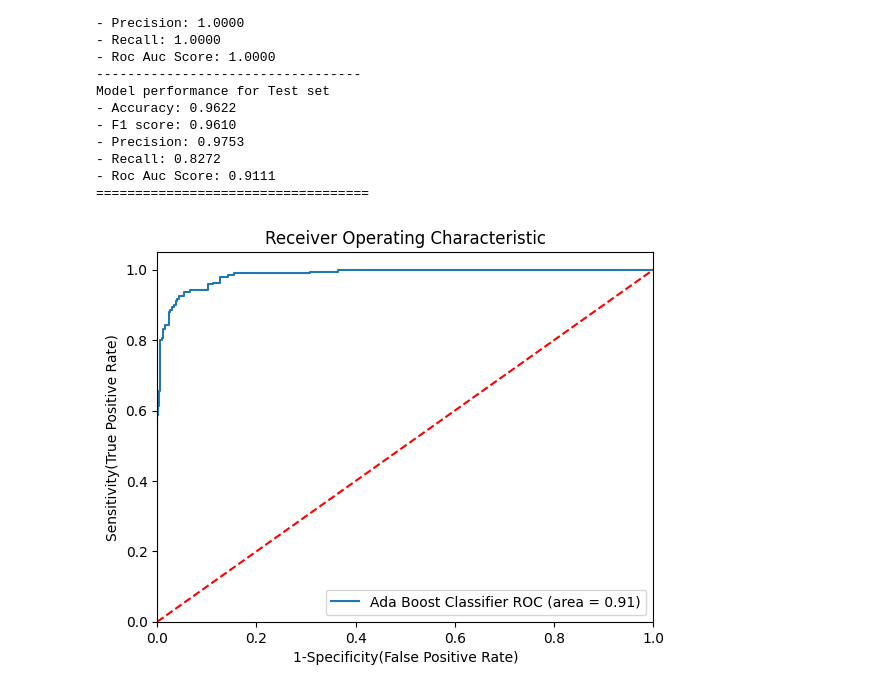
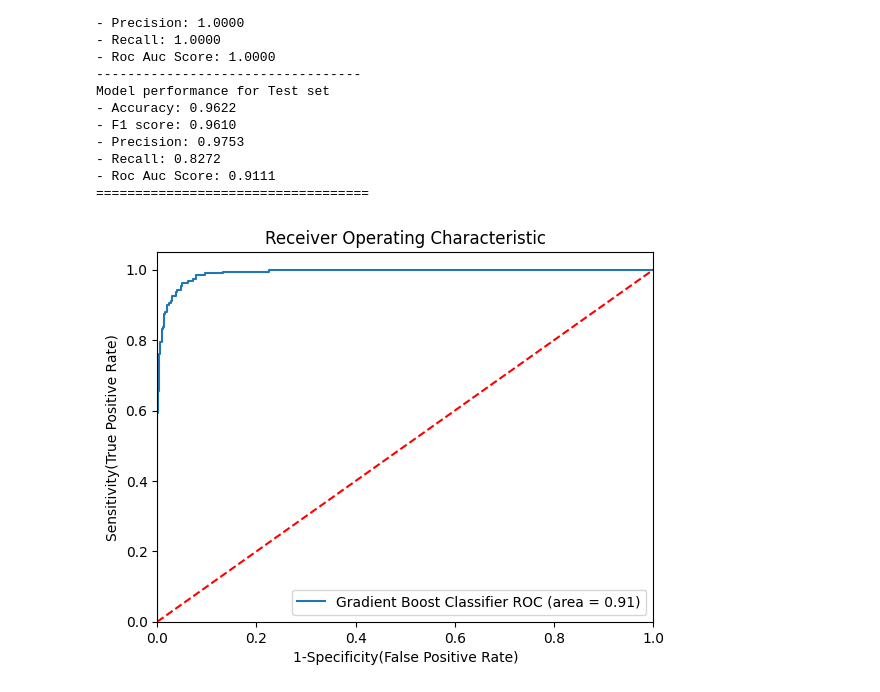
Before and after one commit to amarnath2706/Machine-Learning, a Jupyter notebook: 17.Gradient Boosting/1.Gradient_Boost_Classification.ipynb, the cells around one changed output. Saved outputs shown, nothing was run; the diff lists cells and outputs as text; code cells hidden in the pictures.

```diff
--- a/17.Gradient Boosting/1.Gradient_Boost_Classification.ipynb
+++ b/17.Gradient Boosting/1.Gradient_Boost_Classification.ipynb
@@ -681,32 +681,32 @@ from sklearn.metrics import roc_auc_score,roc_curve
 plt.figure()
 
 # Add the models to the list that you want to view on the ROC plot
 auc_models = [
 {
-    'label': 'Ada Boost Classifier',
+    'label': 'Gradient Boost Classifier',
     #'model':AdaBoostClassifier(n_estimators=90,algorithm='SAMME',learning_rate=1),
     'model':GradientBoostingClassifier(n_estimators = 1000,min_samples_split=8,max_depth=10,loss='log_loss',criterion='squared_error'),
     'auc':  0.9111 #auc score w.r.to test data
 },
 
 ]
 # create loop through all model
 for algo in auc_models:
     model = algo['model'] # select the model
     model.fit(X_train, y_train) # train the model
 # Compute False postive rate, and True positive rate
     fpr, tpr, thresholds = roc_curve(y_test, model.predict_proba(X_test)[:,1])
 # Calculate Area under the curve to display on the plot
     plt.plot(fpr, tpr, label='%s ROC (area = %0.2f)' % (algo['label'], algo['auc']))
 # Custom settings for the plot
 plt.plot([0, 1], [0, 1],'r--')
 plt.xlim([0.0, 1.0])
 plt.ylim([0.0, 1.05])
 plt.xlabel('1-Specificity(False Positive Rate)')
 plt.ylabel('Sensitivity(True Positive Rate)')
 plt.title('Receiver Operating Characteristic')
 plt.legend(loc="lower right")
 plt.savefig("auc.png")
 plt.show()
 # %% [output]
-[figure, old version]
+[figure, new version]
```
